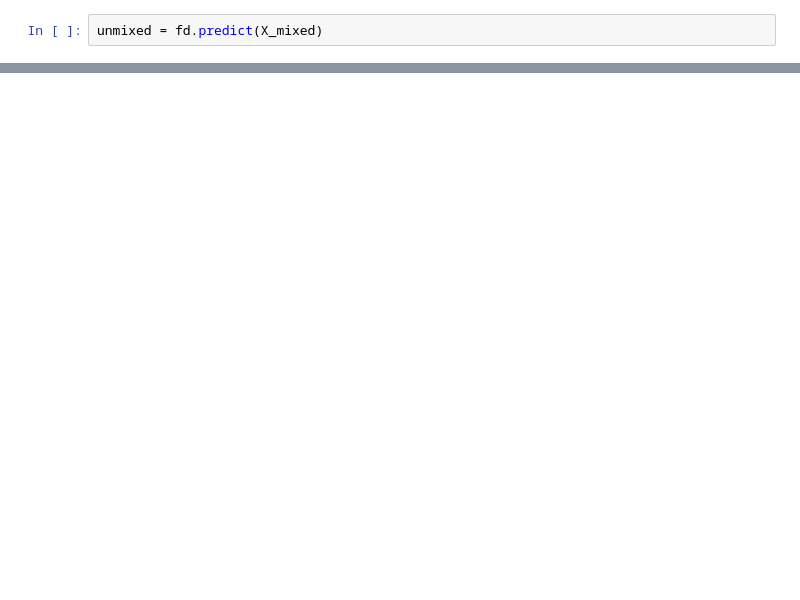
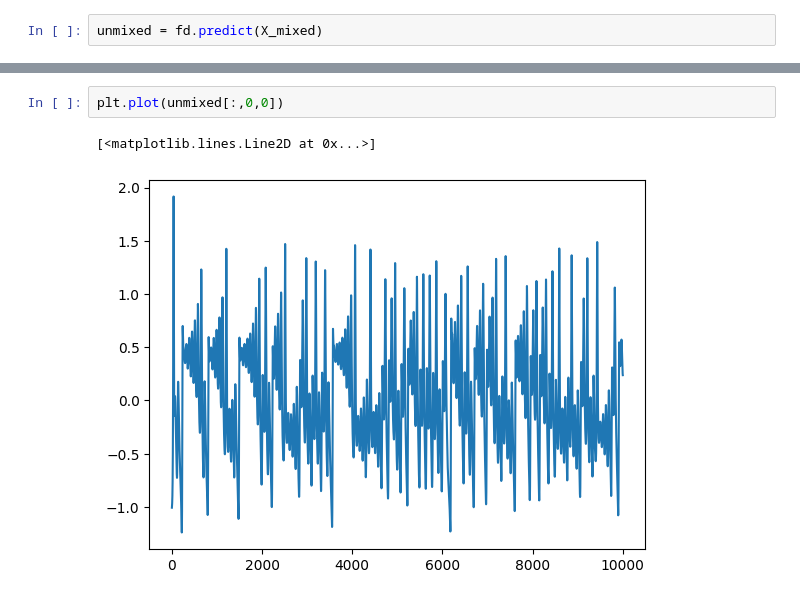
Before and after one commit to z7743/FlowDecomposition, a Jupyter notebook: notebooks/model_test.ipynb, the cells around one changed output, grey strips where cells are left out. Cells and saved outputs as stored; diff of their text form; blank space fills up the shorter version.

```diff
--- a/notebooks/model_test.ipynb
+++ b/notebooks/model_test.ipynb
@@ -97,0 +99,5 @@ plt.plot(unmixed[:,0,0],unmixed[:,0,1])
+# %%
+plt.plot(unmixed[:,0,0])
+# %% [output]
+[<matplotlib.lines.Line2D at 0x...>]
+[figure, added]
```
Also changed, not shown: parts of 2 cells of this notebook, 1 other file.
